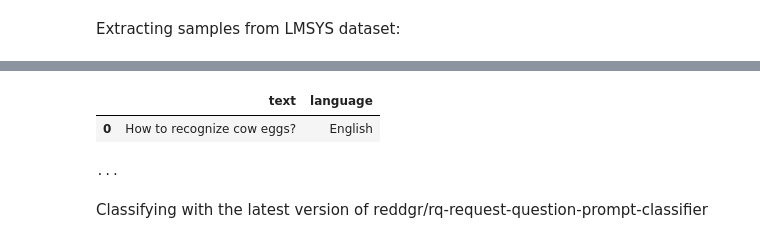
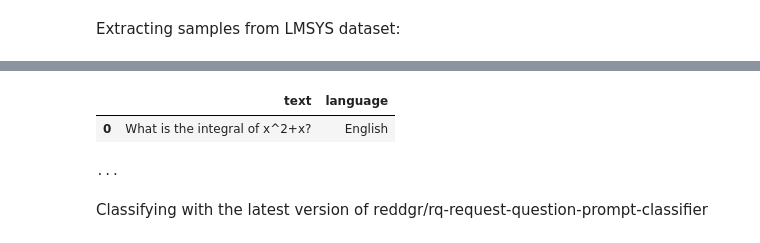
Before and after one commit to reddgr/chatbot-response-scoring-scbn-rqtl, a Jupyter notebook: dataset-handling.ipynb, the cells around one changed output, grey strips where cells are left out. Cells and saved outputs as stored; diff of their text form; code cells hidden in the pictures.

Commit message:
labeling-1128

```diff
--- a/dataset-handling.ipynb
+++ b/dataset-handling.ipynb
@@ -125,20 +125,20 @@ Retrieved 1000 samples
 # %%
 filter_language = 'English'
-max_char_length = 200 # we limit the number of characters so we get specifically messages that are quick to label and validate manually
+max_char_length = 400 # we limit the number of characters so we get specifically messages that are quick to label and validate manually
 # Flatten the array and extract 'content' where 'role' == 'user' and language matches the filter
 extracted_data = df_sample[df_sample['language'] == filter_language].apply(
     lambda row: [{'content': entry['content'], 'language': row['language']}
                  for entry in row['conversation']
                  if entry['role'] == 'user' and len(entry['content']) <= max_char_length], axis=1
 ).explode().dropna()
 
 df_labeling = pd.DataFrame(extracted_data.tolist())
 df_labeling.rename(columns={"content": "text"}, inplace=True)
 display(df_labeling.head(1))
 print('...')
 # %% [output]
 |  | text | language |
-| 0 | How to recognize cow eggs? | English |
+| 0 | What is the integral of x^2+x? | English |
 ...
 # %% [markdown]
 Classifying with the latest version of reddgr/rq-request-question-prompt-classifier
```
Also changed, not shown: parts of 4 cells of this notebook.
